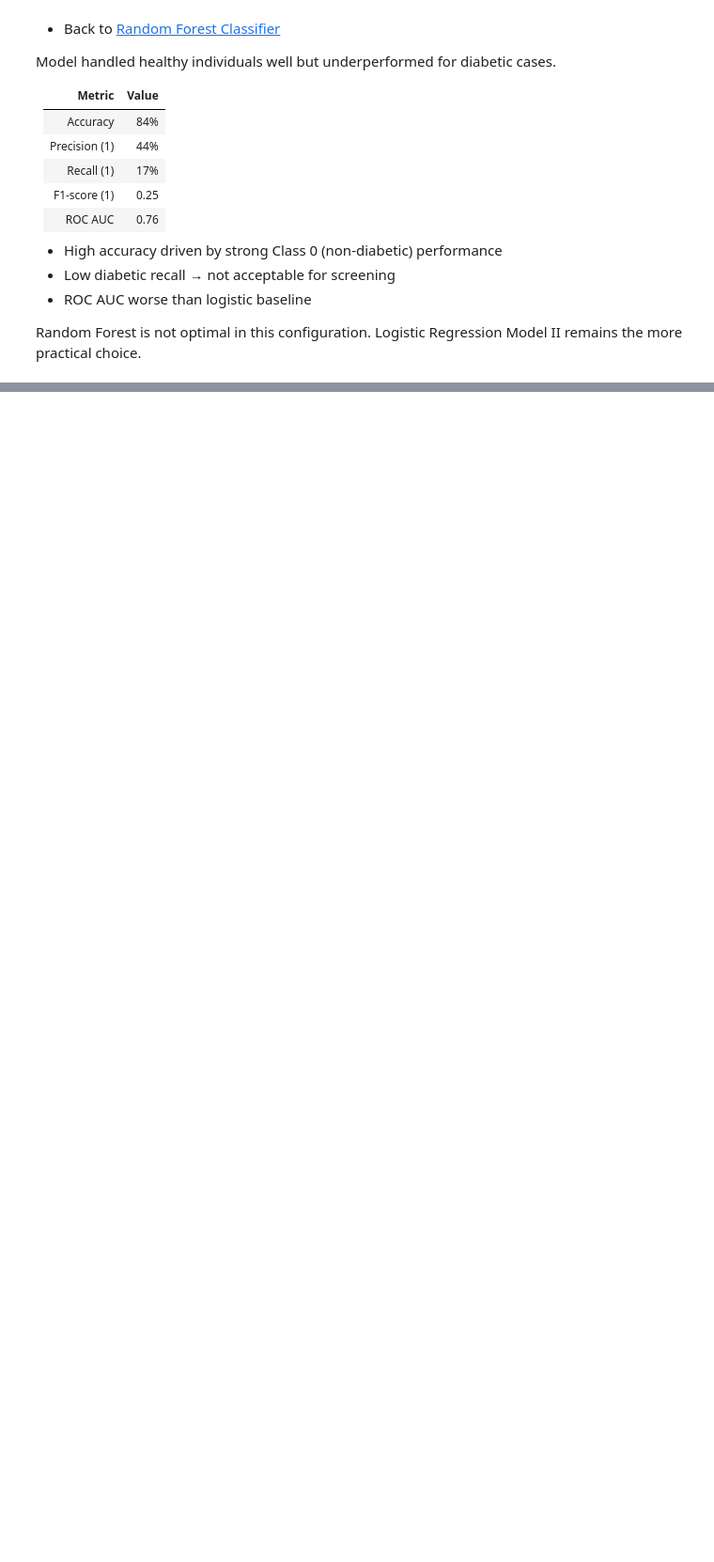
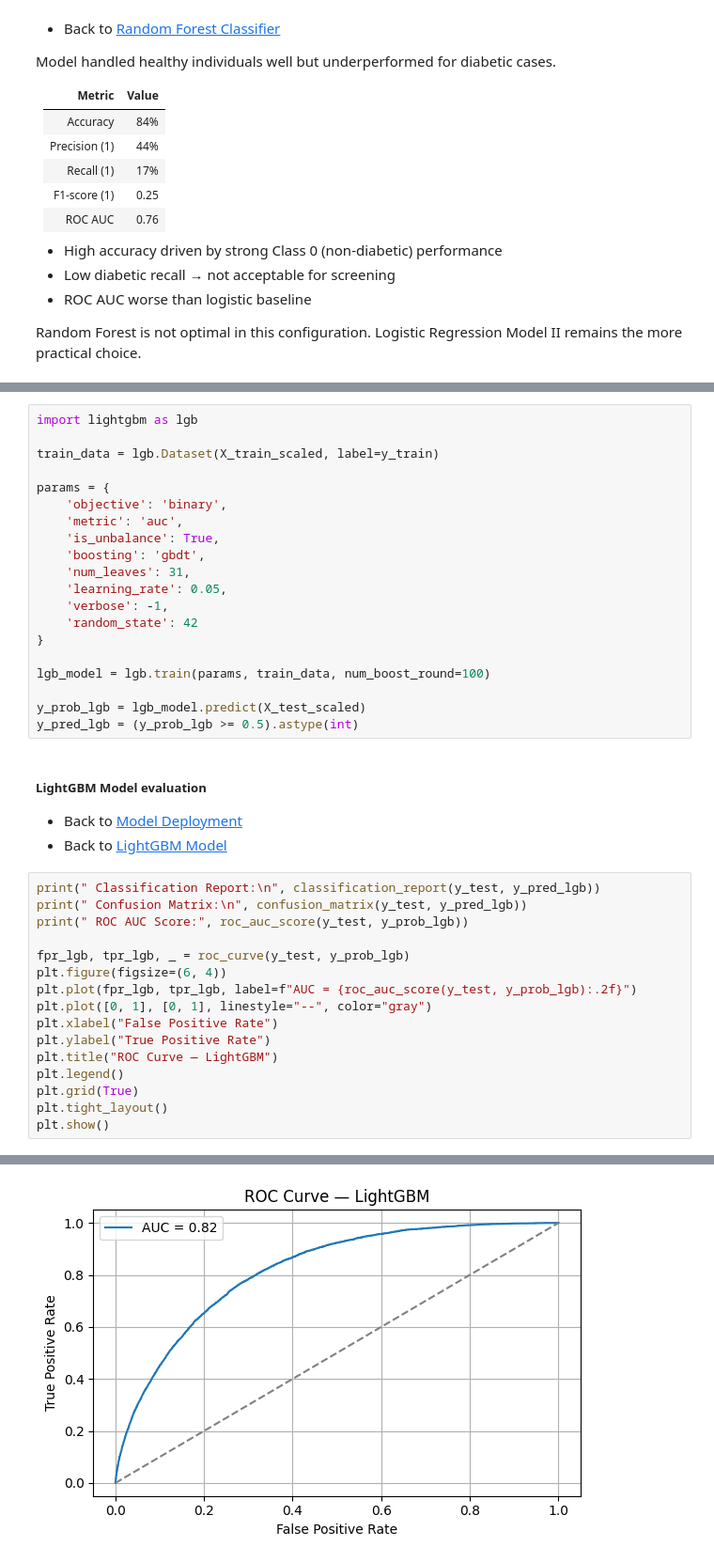
Before and after one commit to fegade99/proyecto_diabetes_david_felipe, a Jupyter notebook: src/explore.ipynb, the cells around one changed output, grey strips where cells are left out. Shown at 94% size. Saved outputs shown, nothing was run; the diff lists cells and outputs as text; blank space fills up the shorter version.

Commit message:
lightgbm done

```diff
--- a/src/explore.ipynb
+++ b/src/explore.ipynb
@@ -1382,0 +1395,41 @@ Random Forest is not optimal in this configuration. Logistic Regression Model II
+# %%
+import lightgbm as lgb
+
+train_data = lgb.Dataset(X_train_scaled, label=y_train)
+
+params = {
+    'objective': 'binary',
+    'metric': 'auc',
+    'is_unbalance': True,
+    'boosting': 'gbdt',
+    'num_leaves': 31,
+    'learning_rate': 0.05,
+    'verbose': -1,
+    'random_state': 42
+}
+
+lgb_model = lgb.train(params, train_data, num_boost_round=100)
+
+y_prob_lgb = lgb_model.predict(X_test_scaled)
+y_pred_lgb = (y_prob_lgb >= 0.5).astype(int)
+# %% [markdown]
+##### LightGBM Model evaluation
+- Back to [Model Deployment](#model-deployment)
+- Back to [LightGBM Model](#lightgbm-model)
+# %%
+print(" Classification Report:\n", classification_report(y_test, y_pred_lgb))
+print(" Confusion Matrix:\n", confusion_matrix(y_test, y_pred_lgb))
+print(" ROC AUC Score:", roc_auc_score(y_test, y_prob_lgb))
+
+fpr_lgb, tpr_lgb, _ = roc_curve(y_test, y_prob_lgb)
+plt.figure(figsize=(6, 4))
+plt.plot(fpr_lgb, tpr_lgb, label=f"AUC = {roc_auc_score(y_test, y_prob_lgb):.2f}")
+plt.plot([0, 1], [0, 1], linestyle="--", color="gray")
+plt.xlabel("False Positive Rate")
+plt.ylabel("True Positive Rate")
+plt.title("ROC Curve — LightGBM")
+plt.legend()
+plt.grid(True)
+plt.tight_layout()
+plt.show()
+# %% [output]
@@ -1382,0 +1450 @@ Random Forest is not optimal in this configuration. Logistic Regression Model II
+[figure, added]
```
Also changed, not shown: parts of 5 cells of this notebook.
